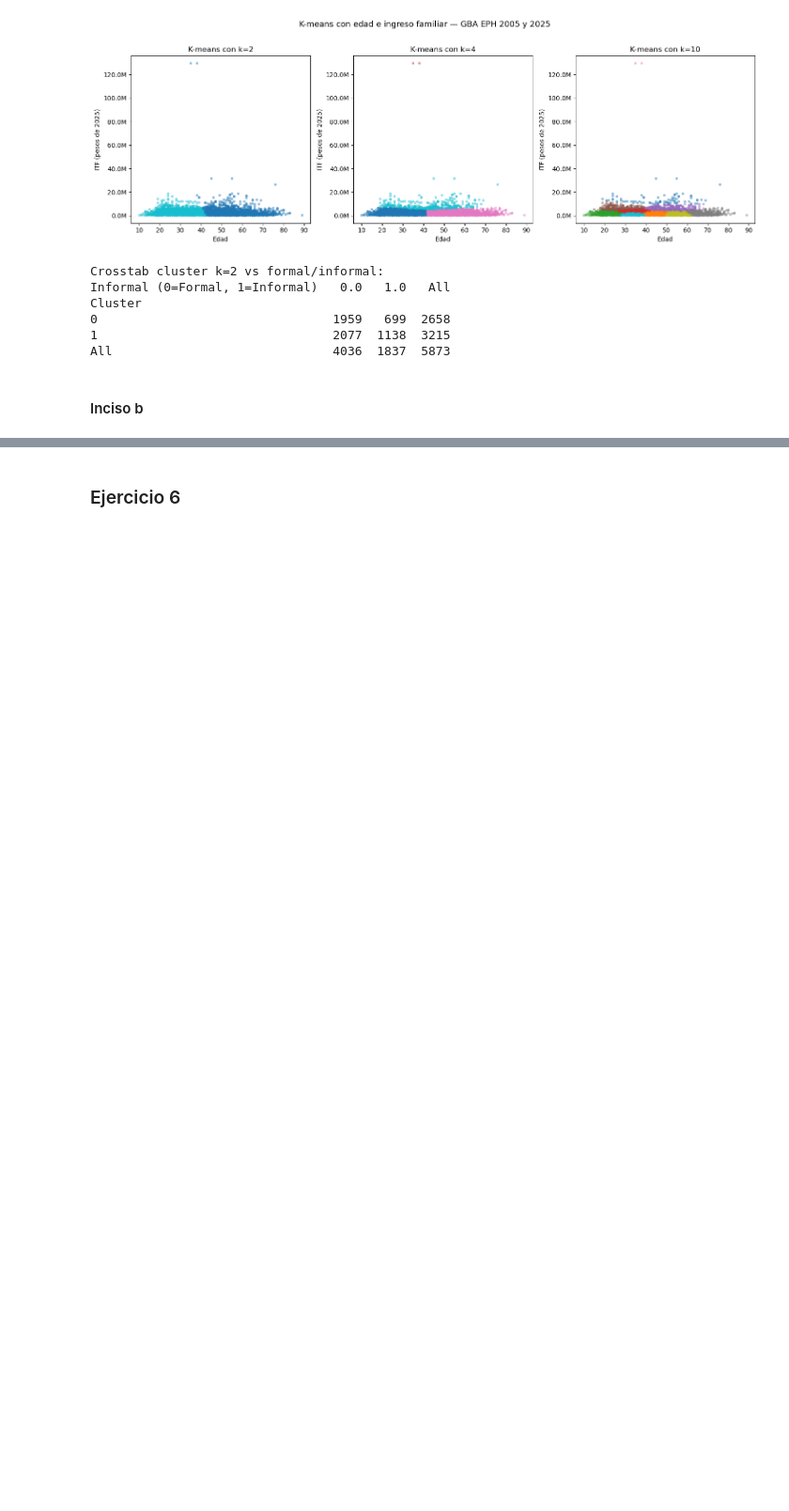
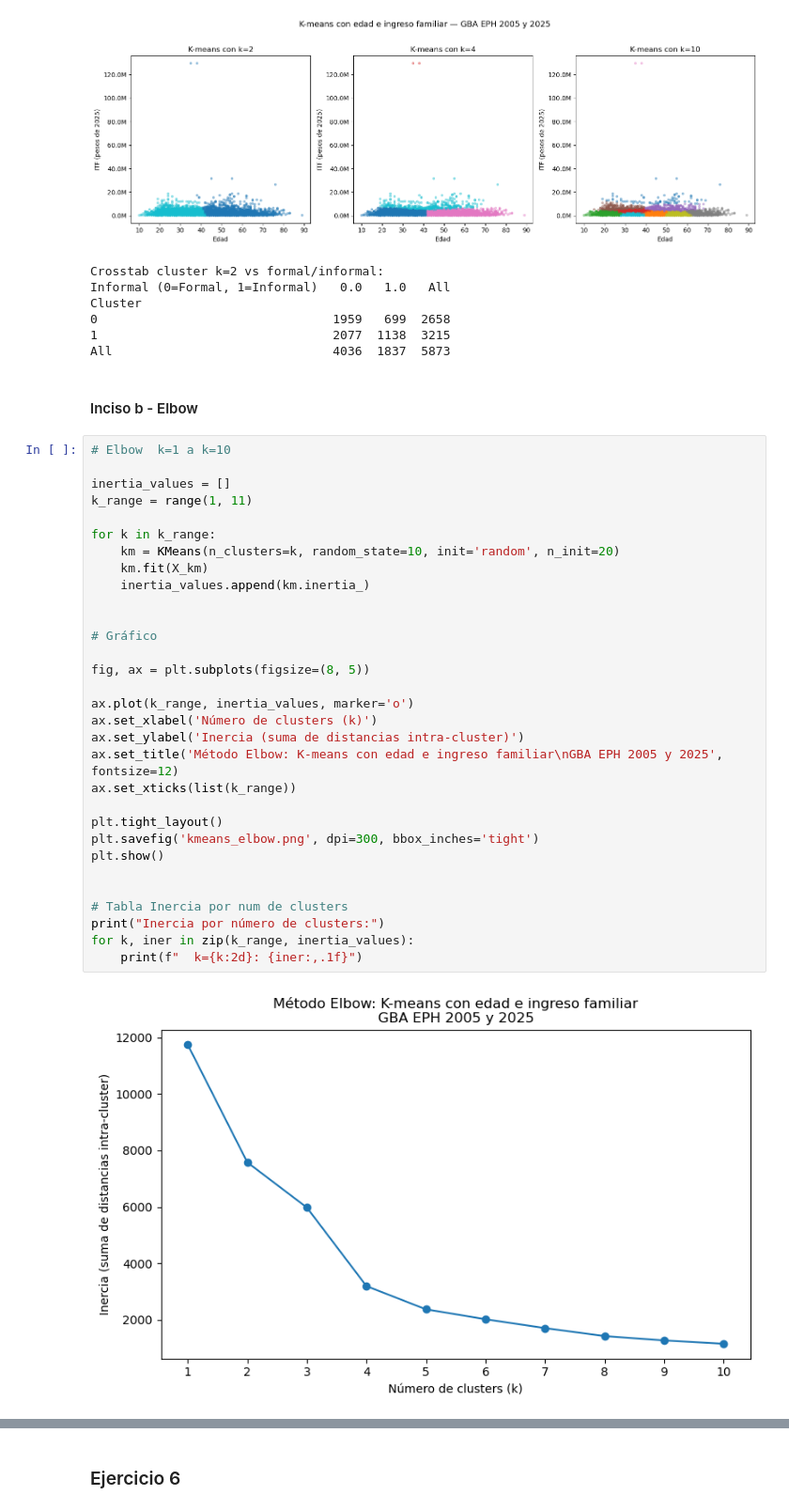
Before and after one commit to MariaFlorenciaPascale/E337_Grupo1, a Jupyter notebook: TP2/E337_Grupo1_TP2.ipynb, the cells around one changed output, grey strips where cells are left out. Shown at 94% size. Saved outputs shown, nothing was run; the diff lists cells and outputs as text; blank space fills up the shorter version.

```diff
--- a/TP2/E337_Grupo1_TP2.ipynb
+++ b/TP2/E337_Grupo1_TP2.ipynb
@@ -903,4 +905,37 @@ Cluster
 1                                2077  1138  3215
 All                              4036  1837  5873
 # %% [markdown]
-#### Inciso b
+#### Inciso b - Elbow
+# %%
+# Elbow  k=1 a k=10
+
+inertia_values = []
+k_range = range(1, 11)
+
+for k in k_range:
+    km = KMeans(n_clusters=k, random_state=10, init='random', n_init=20)
+    km.fit(X_km)
+    inertia_values.append(km.inertia_)
+
+
+# Gráfico
+
+fig, ax = plt.subplots(figsize=(8, 5))
+
+ax.plot(k_range, inertia_values, marker='o')
+ax.set_xlabel('Número de clusters (k)')
+ax.set_ylabel('Inercia (suma de distancias intra-cluster)')
+ax.set_title('Método Elbow: K-means con edad e ingreso familiar\nGBA EPH 2005 y 2025', fontsize=12)
+ax.set_xticks(list(k_range))
+
+plt.tight_layout()
+plt.savefig('kmeans_elbow.png', dpi=300, bbox_inches='tight')
+plt.show()
+
+
+# Tabla Inercia por num de clusters
+print("Inercia por número de clusters:")
+for k, iner in zip(k_range, inertia_values):
+    print(f"  k={k:2d}: {iner:,.1f}")
+# %% [output]
+[figure, added]
```
Also changed, not shown: parts of 5 cells of this notebook, 2 other files.
